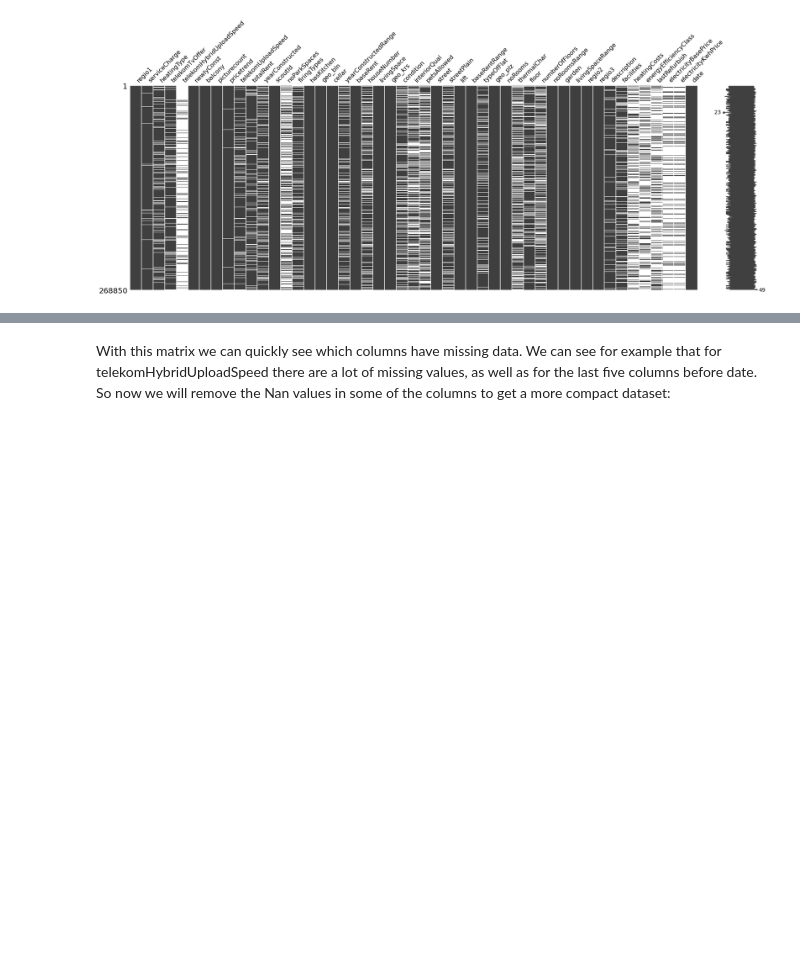
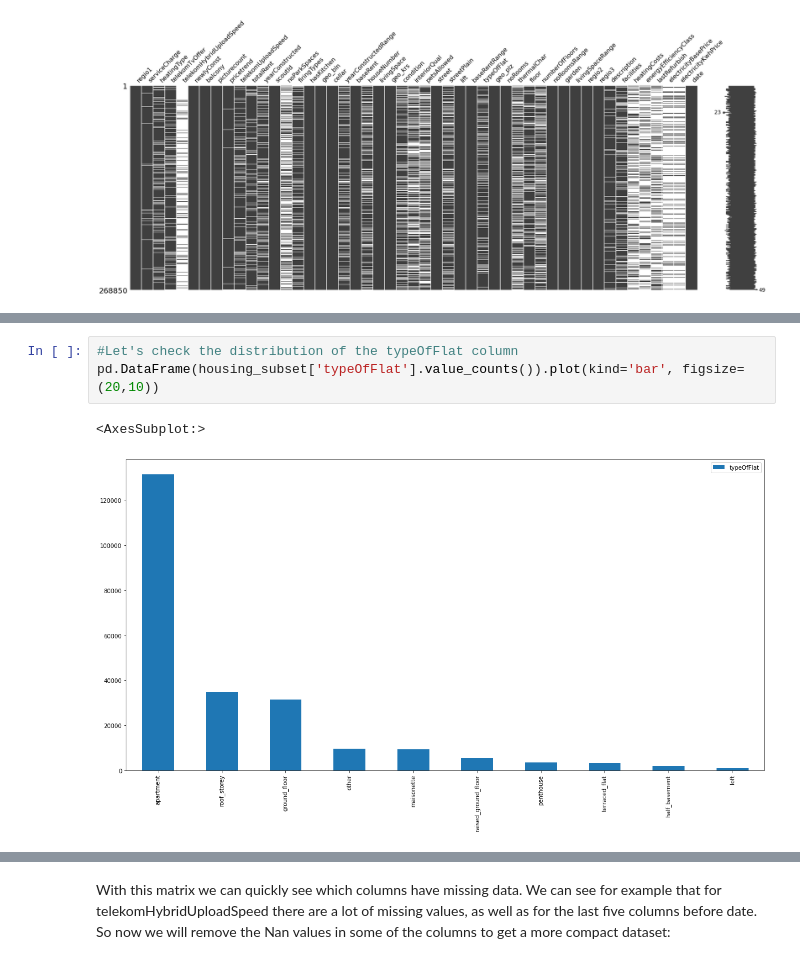
Before and after one commit to eriglesias/housing_prices_DEU, a Jupyter notebook: housing_analysis_de.ipynb, the cells around one changed output, grey strips where cells are left out. Drawn from its saved outputs; the diff is of its cells as text; blank space fills up the shorter version.

```diff
--- a/housing_analysis_de.ipynb
+++ b/housing_analysis_de.ipynb
@@ -151,0 +244,6 @@ missingno.matrix(housing,figsize =(30,10))
+# %%
+#Let's check the distribution of the typeOfFlat column
+pd.DataFrame(housing_subset['typeOfFlat'].value_counts()).plot(kind='bar', figsize=(20,10))
+# %% [output]
+<AxesSubplot:>
+[figure, added]
```
Also changed, not shown: parts of 30 cells of this notebook.
